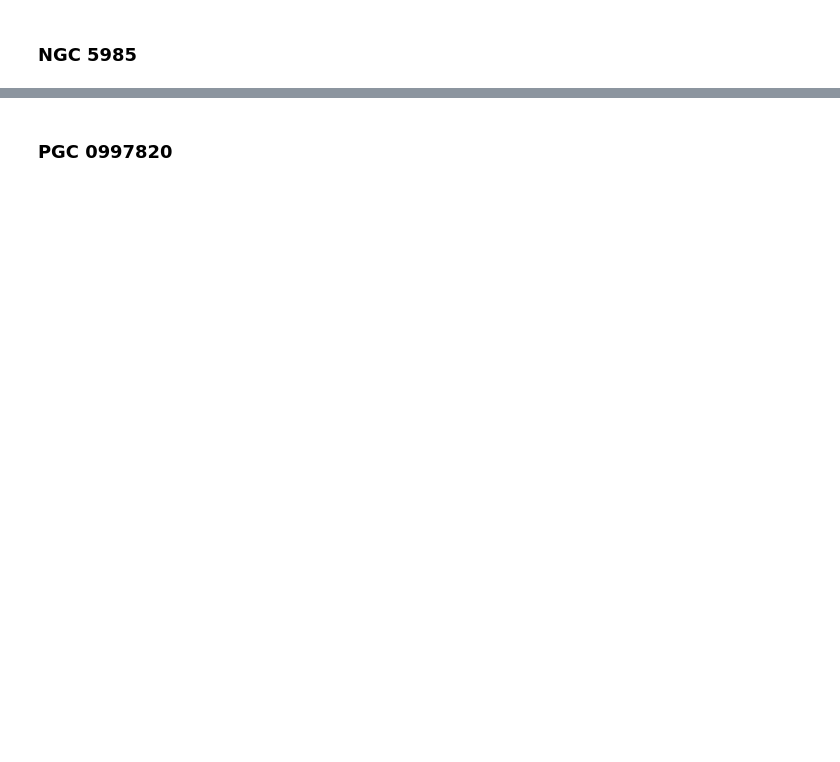
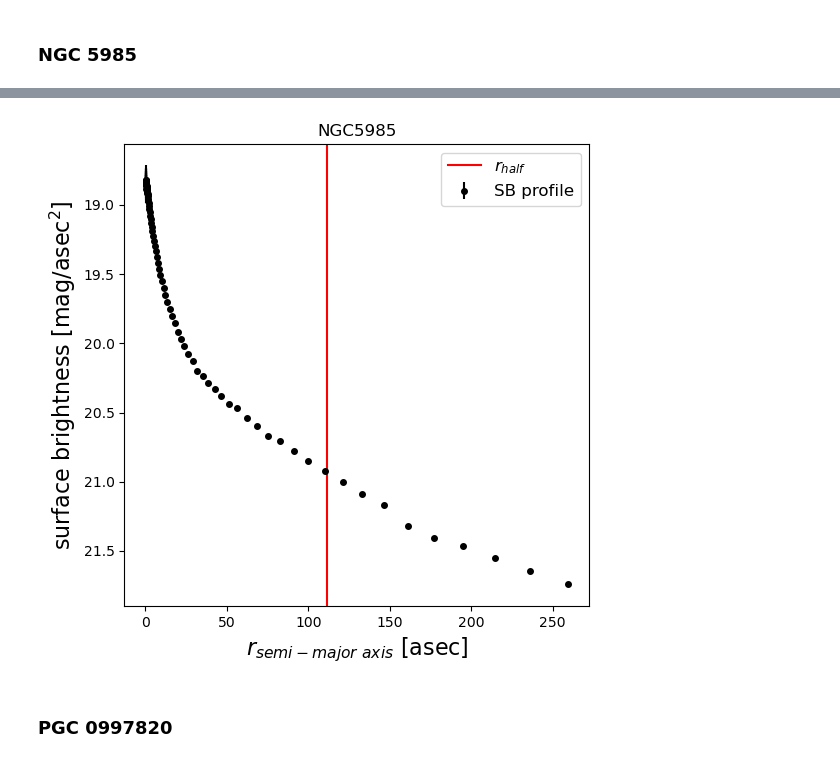
Before and after one commit to cadawata/Surface_photometry, a Jupyter notebook: surface_photometry_student.ipynb, the cells around one changed output, grey strips where cells are left out. Drawn from its saved outputs; the diff is of its cells as text; code cells hidden in the pictures; blank space fills up the shorter version.

```diff
--- a/surface_photometry_student.ipynb
+++ b/surface_photometry_student.ipynb
@@ -1295,0 +1177,79 @@ print(f'flux_SB(rhalf) / flux_SB(rcent) = {flux_rat:.3f}')
+# %%
+galname = 'NGC5985'
+
+diff = isolist[galname].sma - rhalfpix[galname]
+
+rhalfpixind = np.argmin(abs(diff))
+
+#print(rhalfpix[galname],isolist[galname].sma[rhalfpixind])
+
+magzp = header[galname]['MAGZERO']
+
+pixscale = header[galname]['CD2_2'] * 3600.    #in asec/pix
+
+rcent = np.array([])
+sbcent = np.array([])
+sbcent_err = np.array([])
+for aindx, a_out in enumerate(isolist[galname].sma):
+
+
+        a_in = 0.01
+
+        if aindx>0:
+        #
+            b_in = a_in * isolist[galname].eps[rhalfpixind]
+
+        #print(f'a_out = {a_out:.2f}; a_in ={a_in:.2f}; b_out ={b_out:.2f}; b_in ={b_in:.2f}')
+            annulus_aperture = EllipticalAnnulus((isolist[galname].x0[aindx],isolist[galname].y0[aindx]),
+                                             a_in, a_out, b_out, b_in = b_in,
+                                             theta = isolist[galname].pa[rhalfpixind])
+            aperstats = ApertureStats(data_bsub[galname],annulus_aperture)
+            a_in = a_out
+
+        #the central radius of each annulus in asec.  I'm appending each central radius to the existing array
+            rcent = np.append(rcent, (a_in + a_out) / 2.*pixscale)
+        #the average pixel flux within each annulus
+            avflux = aperstats.mean
+        #the standard deviation of the pixel values within each annulus
+            stdflux = aperstats.std
+        #the number of pixels in each annulus
+            numpix = aperstats.sum_aper_area
+
+        #the area of a pixel
+            pixarea = pixscale**2
+        #Student: We assume each pixel is a square
+        #determine the average surface brightness in mag/asec^2.
+            sbcent = np.append(sbcent,-2.5*np.log10(avflux/pixarea)+magzp)
+        # the uncertainty in the mean flux (this is not the standard deviation of all the pixels in the aperture).
+        # Check back to Homework 1
+            avflux_err = aperstats.std/np.sqrt(numpix) #Student: The error is the standard deviation of the pixels in an annulus
+        #Student: over the square root of the number of pixels in each annulus. This is how we get a standard error of a mean.
+            avflux_err = avflux_err * u.pix   #this gets rid of the units on the flux error so that the next part works
+            sbcent_err = np.append(sbcent_err, avflux_err/avflux)
+        #Student: Since this is a magnitude uncertainty, we can use differentials to get the flux error over the flux to get our
+        #magnitude error (aka surface brightness).
+
+fig,ax = plt.subplots(figsize=(6, 6))
+
+ax.errorbar(rcent, sbcent, yerr=sbcent_err,
+             fmt='o', markersize=4, color='black', label='SB profile')
+ax.invert_yaxis()
+
+plt.axvline(rhalfasec[galname], color='red', label='$r_{half}$')
+ax.legend(fontsize=12)
+
+ax.set_xlabel('$r_{semi-major~axis}$ [asec]',fontsize=16)
+ax.set_ylabel('surface brightness [mag/asec$^2$]',fontsize=16)
+plt.title(galname)
+
+index_3arcsec = np.where(rcent <= 3)[0][-1]
+sb_of_3= sbcent[int(index_3arcsec)]
+print('Surface Brightness of 3 arcsec:', sb_of_3)
+
+sb_effective = sbcent[rhalfpixind]
+print('Surface Brightness at Effetive Radius:',sb_effective)
+
+flux_rat = 10**((sb_of_3-sb_effective/2.5))
+#Student: This is when we move the flux ratio to one side. We can use our surface brightness magnitudes as mags
+print(f'flux_SB(rhalf) / flux_SB(rcent) = {flux_rat:.3f}')
+# %% [output]
@@ -1296,2 +1259,3 @@ print(f'flux_SB(rhalf) / flux_SB(rcent) = {flux_rat:.3f}')
+[figure, added]
 # %% [markdown]
 ### PGC 0997820
```
Also changed, not shown: parts of 32 cells of this notebook.
